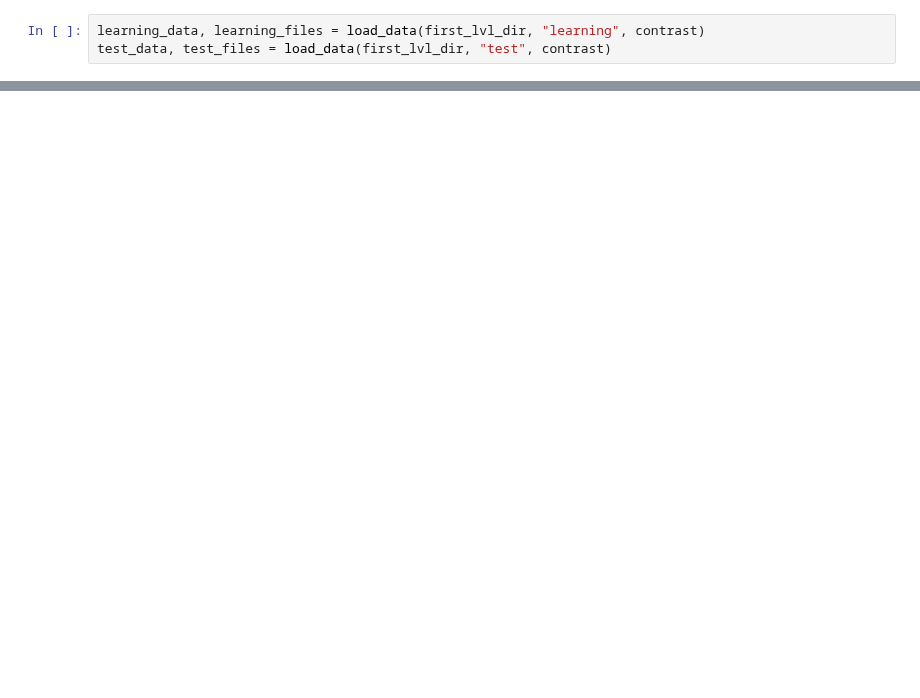
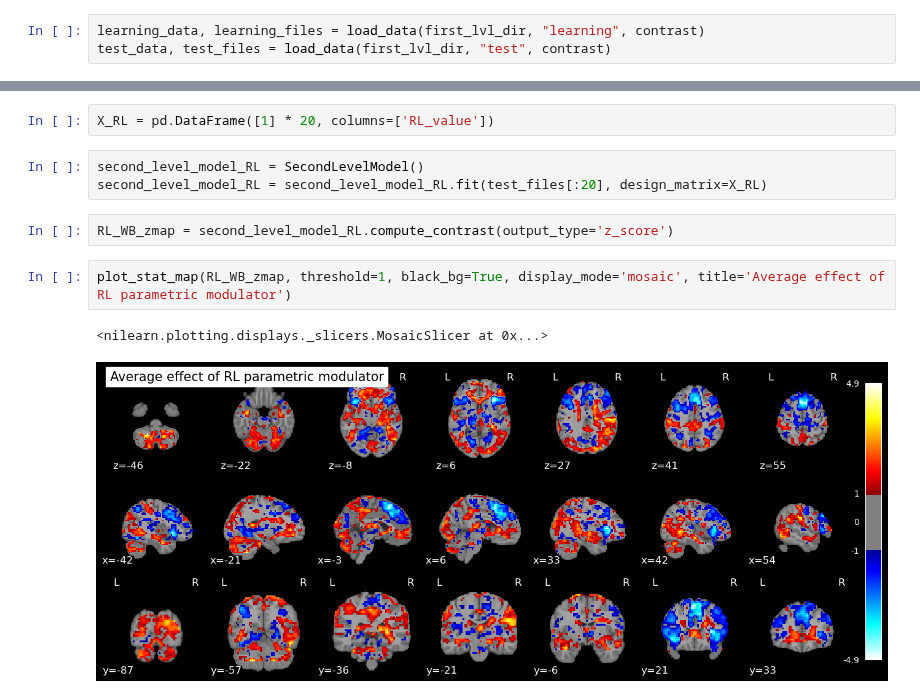
Before and after one commit to hugofluhr/learning-habits-analysis, a Jupyter notebook: notebooks/inspect_first_level.ipynb, the cells around one changed output, grey strips where cells are left out. Drawn from its saved outputs; the diff is of its cells as text; blank space fills up the shorter version.

```diff
--- a/notebooks/inspect_first_level.ipynb
+++ b/notebooks/inspect_first_level.ipynb
@@ -84,0 +106,12 @@ test_data.shape
+# %%
+X_RL = pd.DataFrame([1] * 20, columns=['RL_value'])
+# %%
+second_level_model_RL = SecondLevelModel()
+second_level_model_RL = second_level_model_RL.fit(test_files[:20], design_matrix=X_RL)
+# %%
+RL_WB_zmap = second_level_model_RL.compute_contrast(output_type='z_score')
+# %%
+plot_stat_map(RL_WB_zmap, threshold=1, black_bg=True, display_mode='mosaic', title='Average effect of RL parametric modulator')
+# %% [output]
+<nilearn.plotting.displays._slicers.MosaicSlicer at 0x...>
+[figure, added]
```
Also changed, not shown: parts of 31 cells of this notebook.
